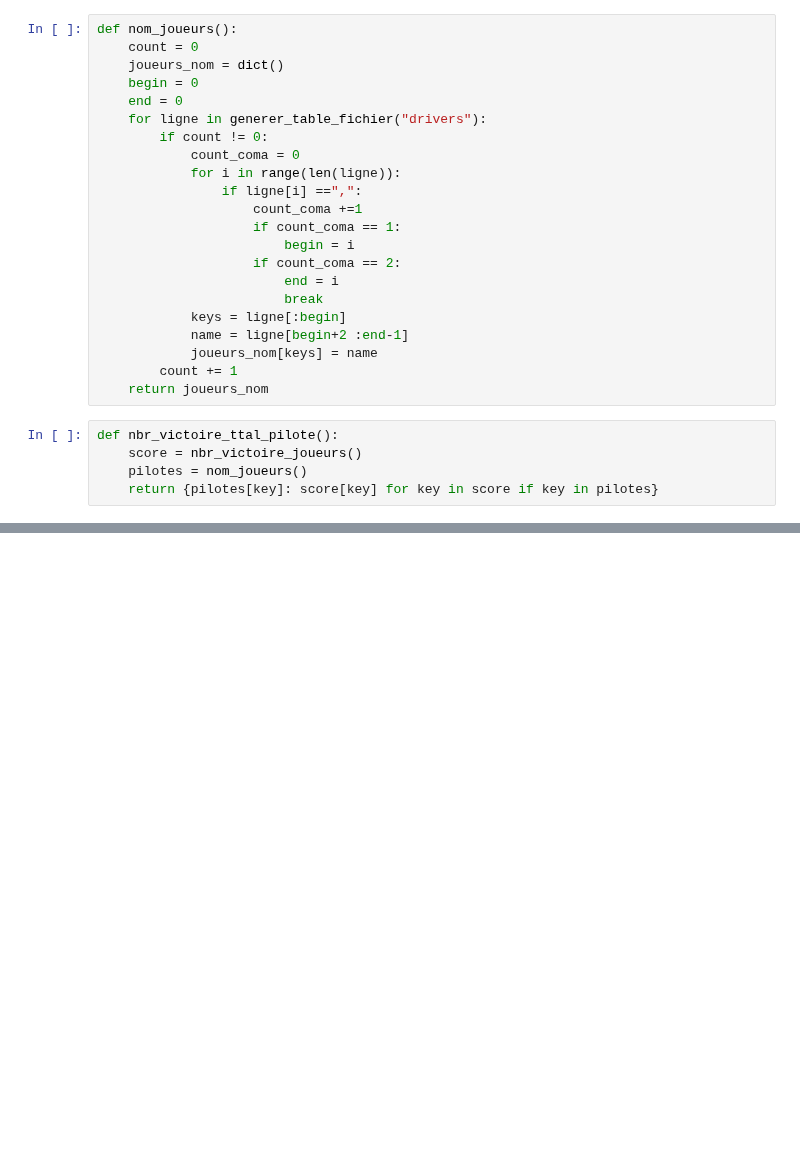
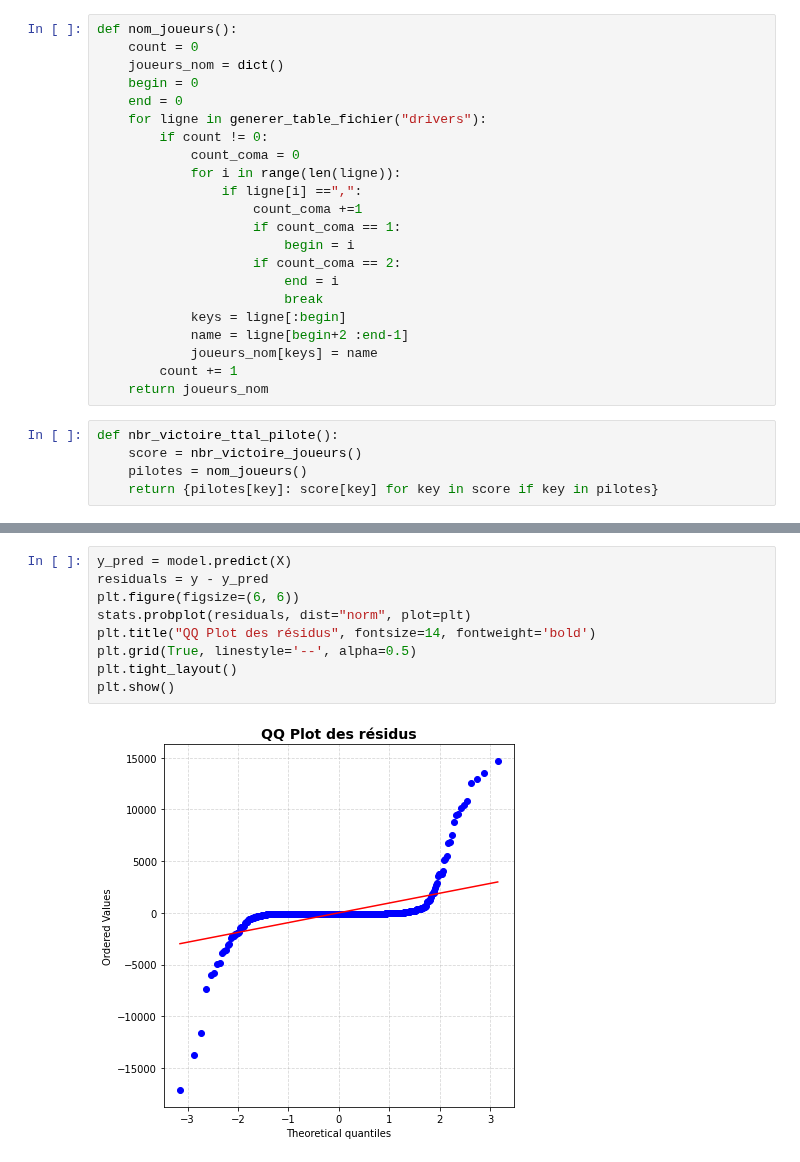
Before and after one commit to OzeelCharles/projet_info2, a Jupyter notebook: exploration_races_Charles.ipynb, the cells around one changed output, grey strips where cells are left out. Drawn from its saved outputs; the diff is of its cells as text; blank space fills up the shorter version.

```diff
--- a/exploration_races_Charles.ipynb
+++ b/exploration_races_Charles.ipynb
@@ -192,0 +297,11 @@ def classement_absolu_pilote(pilote: str) -> int:
+# %%
+y_pred = model.predict(X)
+residuals = y - y_pred
+plt.figure(figsize=(6, 6))
+stats.probplot(residuals, dist="norm", plot=plt)
+plt.title("QQ Plot des résidus", fontsize=14, fontweight='bold')
+plt.grid(True, linestyle='--', alpha=0.5)
+plt.tight_layout()
+plt.show()
+# %% [output]
+[figure, added]
```
Also changed, not shown: parts of 14 cells of this notebook.
